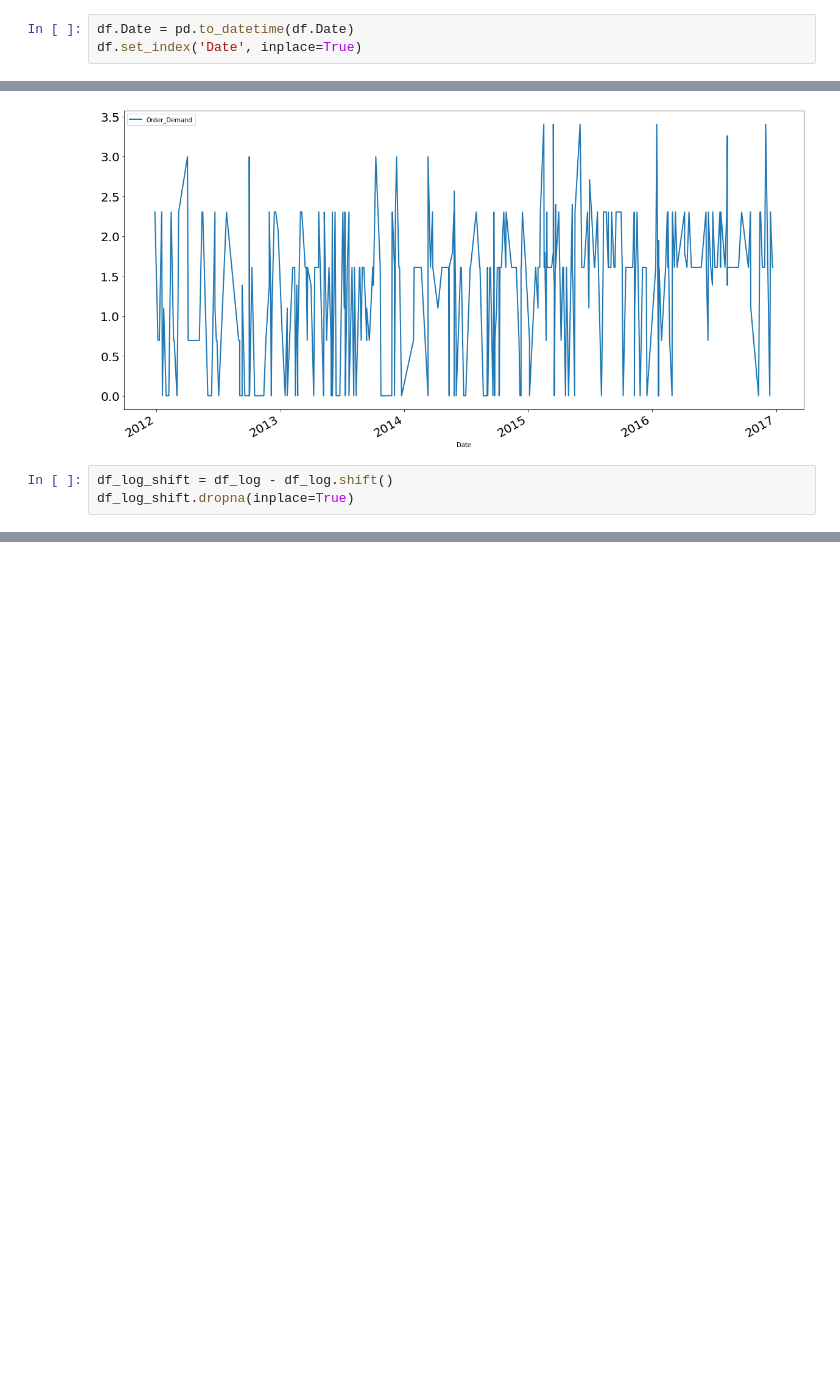
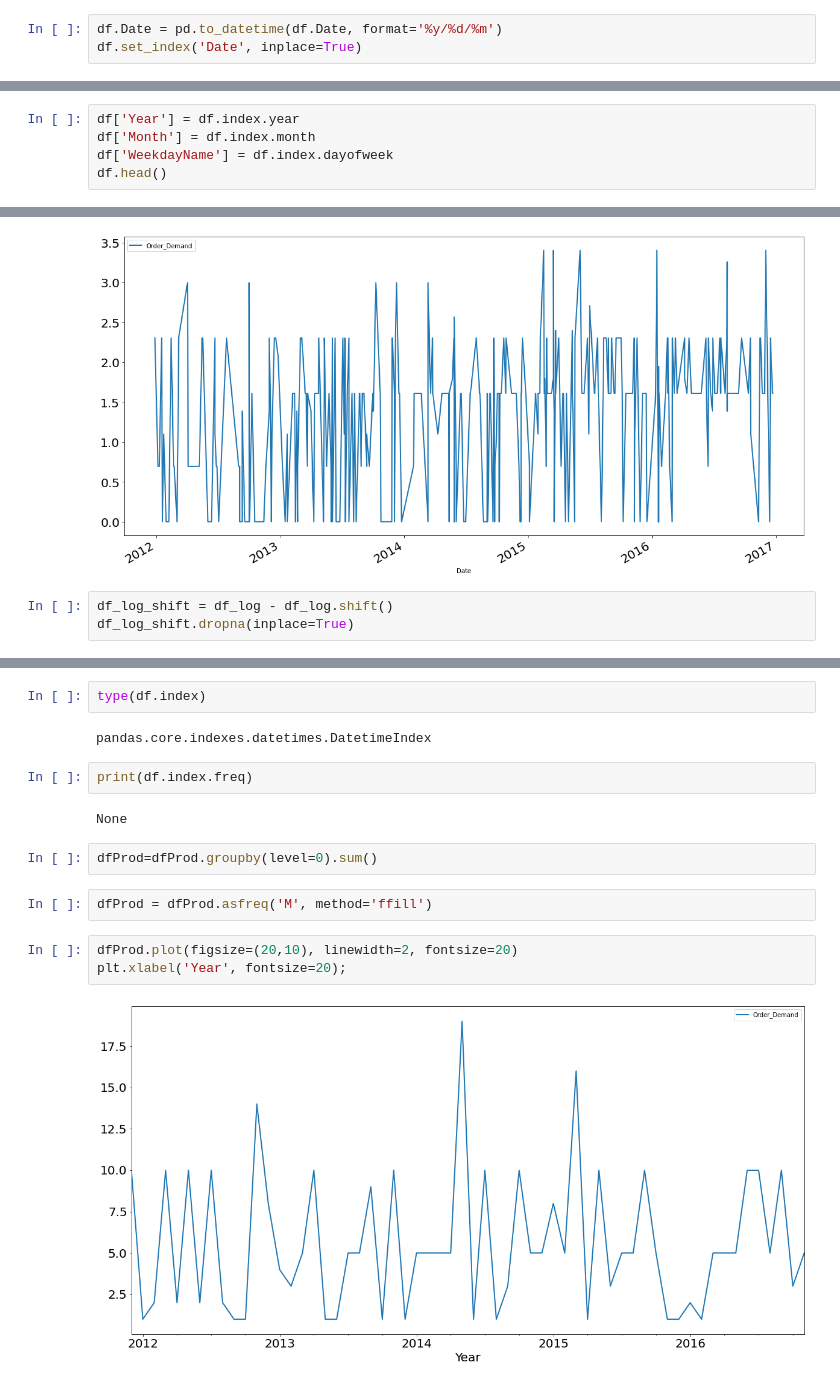
Before and after one commit to anissakhan/731-Project-5-Khan, a Jupyter notebook: Notebooks/731-Project5.ipynb, the cells around one changed output, grey strips where cells are left out. Saved outputs shown, nothing was run; the diff lists cells and outputs as text; blank space fills up the shorter version.

Commit message:
Add initial ARIMA, fix freq bug

```diff
--- a/Notebooks/731-Project5.ipynb
+++ b/Notebooks/731-Project5.ipynb
@@ -166,5 +177,5 @@ Date                 string
 Order_Demand        float64
 dtype: object
 # %%
-df.Date = pd.to_datetime(df.Date)
+df.Date = pd.to_datetime(df.Date, format='%y/%d/%m')
 df.set_index('Date', inplace=True)
@@ -180,0 +182,5 @@ df.head()
+# %%
+df['Year'] = df.index.year
+df['Month'] = df.index.month
+df['WeekdayName'] = df.index.dayofweek
+df.head()
@@ -301,0 +298,17 @@ df_log_shift.dropna(inplace=True)
+# %%
+type(df.index)
+# %% [output]
+pandas.core.indexes.datetimes.DatetimeIndex
+# %%
+print(df.index.freq)
+# %% [output]
+None
+# %%
+dfProd=dfProd.groupby(level=0).sum()
+# %%
+dfProd = dfProd.asfreq('M', method='ffill')
+# %%
+dfProd.plot(figsize=(20,10), linewidth=2, fontsize=20)
+plt.xlabel('Year', fontsize=20);
+# %% [output]
+[figure, added]
```
Also changed, not shown: parts of 17 cells of this notebook.
